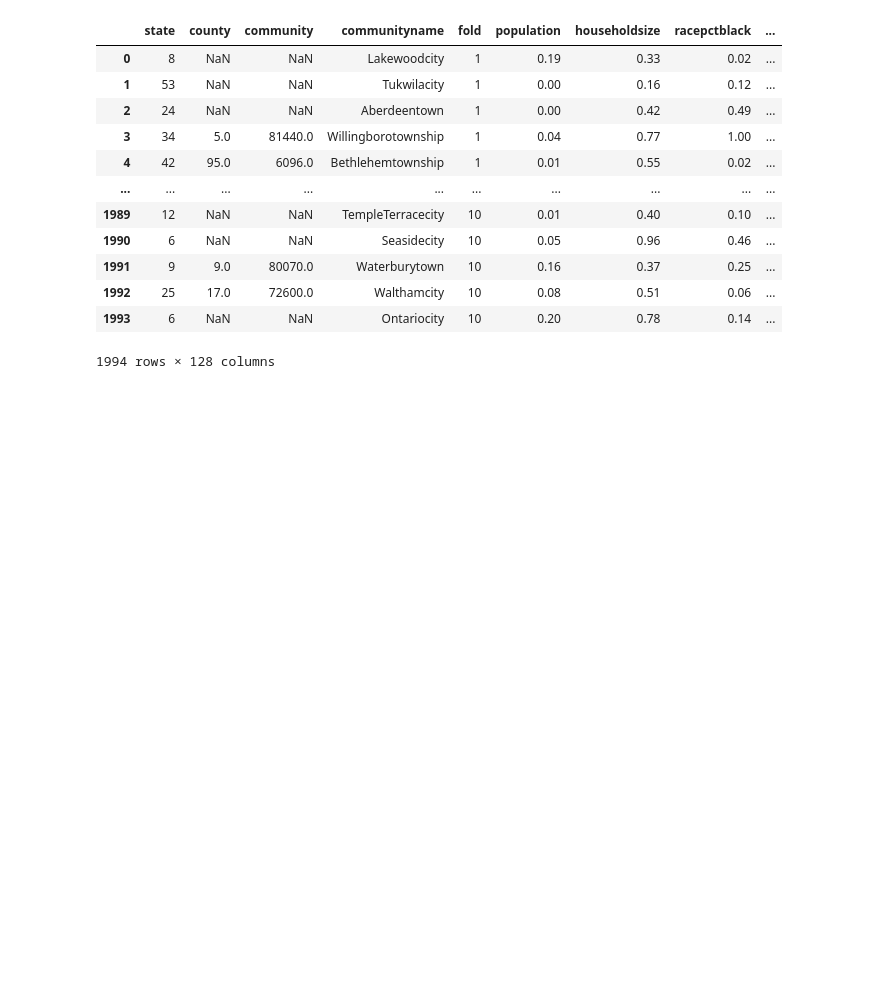
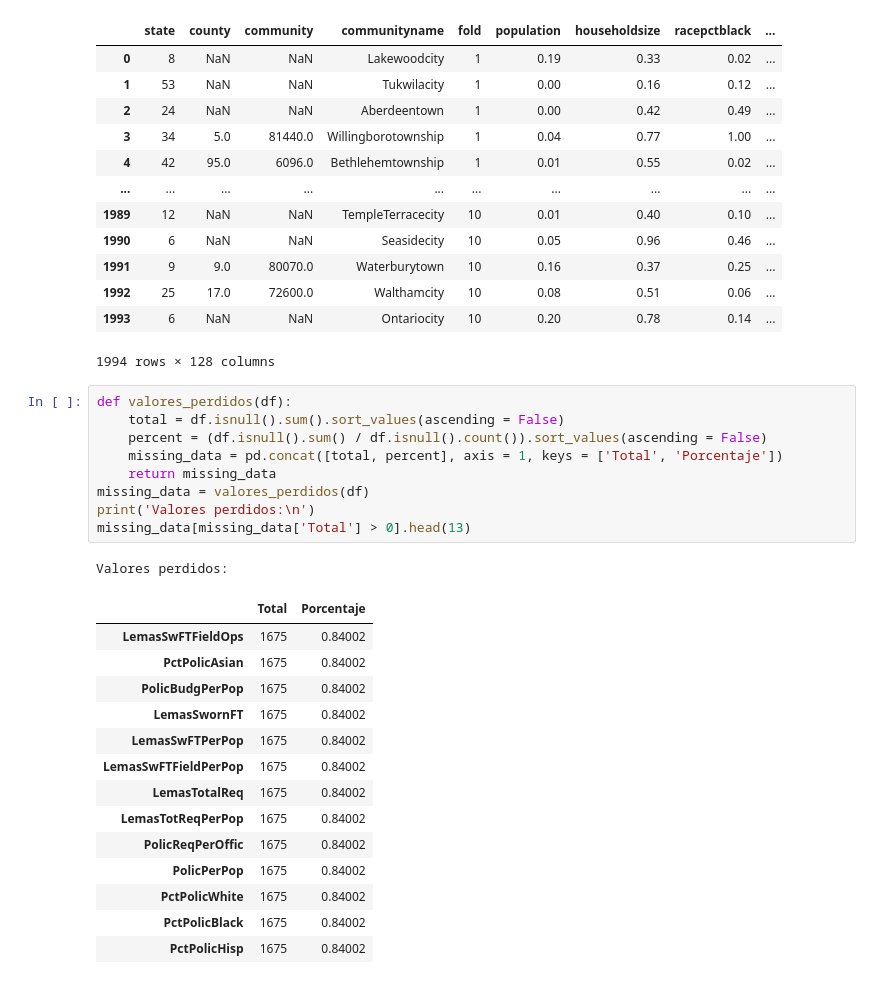
Before and after one commit to AlbertoEstep/Aprendizaje-Automatico, a Jupyter notebook: P3/CommunitiesAndCrime.ipynb, the cells around one changed output. Saved outputs shown, nothing was run; the diff lists cells and outputs as text; blank space fills up the shorter version.

```diff
--- a/P3/CommunitiesAndCrime.ipynb
+++ b/P3/CommunitiesAndCrime.ipynb
@@ -179,3 +159,28 @@ dtype: int64
 | 1992 | 25 | 17.0 | 72600.0 | Walthamcity | 10 | 0.08 | 0.51 | 0.06 | ... |
 | 1993 | 6 | NaN | NaN | Ontariocity | 10 | 0.20 | 0.78 | 0.14 | ... |
 1994 rows × 128 columns
+# %%
+def valores_perdidos(df):
+    total = df.isnull().sum().sort_values(ascending = False)
+    percent = (df.isnull().sum() / df.isnull().count()).sort_values(ascending = False)
+    missing_data = pd.concat([total, percent], axis = 1, keys = ['Total', 'Porcentaje'])
+    return missing_data
+missing_data = valores_perdidos(df)
+print('Valores perdidos:\n')
+missing_data[missing_data['Total'] > 0].head(13)
+# %% [output]
+Valores perdidos:
+|  | Total | Porcentaje |
+| LemasSwFTFieldOps | 1675 | 0.84002 |
+| PctPolicAsian | 1675 | 0.84002 |
+| PolicBudgPerPop | 1675 | 0.84002 |
+| LemasSwornFT | 1675 | 0.84002 |
+| LemasSwFTPerPop | 1675 | 0.84002 |
+| LemasSwFTFieldPerPop | 1675 | 0.84002 |
+| LemasTotalReq | 1675 | 0.84002 |
+| LemasTotReqPerPop | 1675 | 0.84002 |
+| PolicReqPerOffic | 1675 | 0.84002 |
+| PolicPerPop | 1675 | 0.84002 |
+| PctPolicWhite | 1675 | 0.84002 |
+| PctPolicBlack | 1675 | 0.84002 |
+| PctPolicHisp | 1675 | 0.84002 |
```
Also changed, not shown: parts of 22 cells of this notebook, 1 other file.
